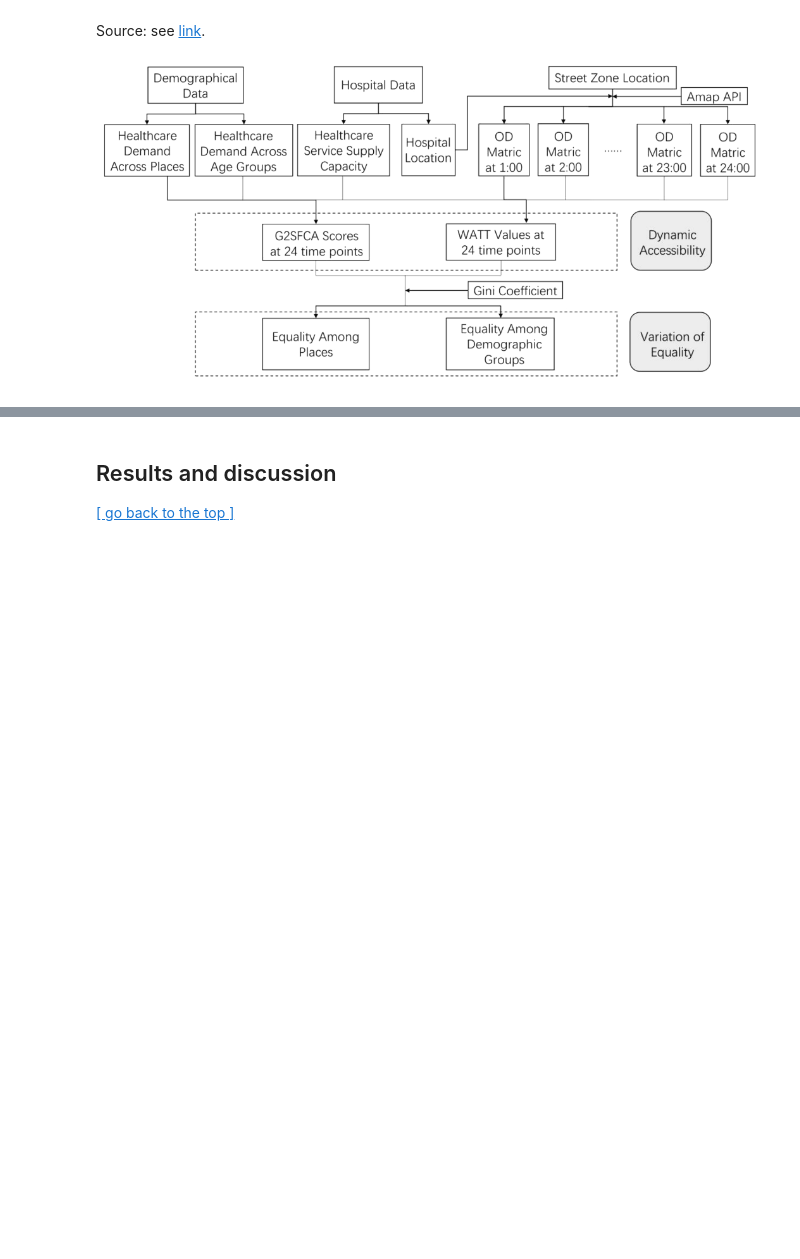
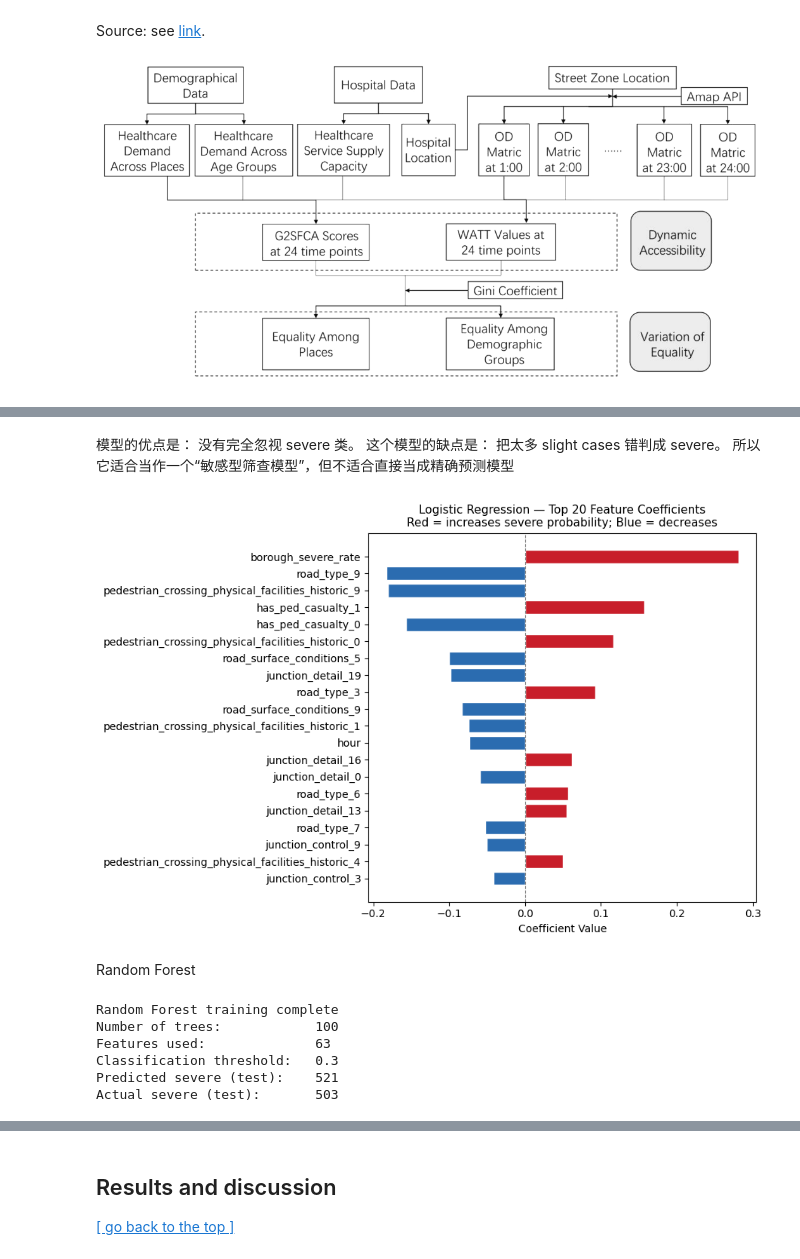
Before and after one commit to Alexia418/DSSS_Assessment, a Jupyter notebook: Submission.ipynb, the cells around one changed output, grey strips where cells are left out. Cells and saved outputs as stored; diff of their text form; code cells hidden in the pictures; blank space fills up the shorter version.

```diff
--- a/Submission.ipynb
+++ b/Submission.ipynb
@@ -690,0 +899,75 @@ Source: see [link](https://linkinghub.elsevier.com/retrieve/pii/S221067072200443
+# %% [markdown]
+模型的优点是：
+没有完全忽视 severe 类。
+这个模型的缺点是：
+把太多 slight cases 错判成 severe。
+所以它适合当作一个“敏感型筛查模型”，但不适合直接当成精确预测模型
+# %%
+# Extract top feature coefficients to inspect predictor direction
+# Positive coefficient = increases probability of severe prediction
+# Negative coefficient = decreases probability of severe prediction
+
+lr_coef = pd.Series(
+    lr_pipeline.named_steps['clf'].coef_[0],
+    index=X_train.columns
+).sort_values(key=abs, ascending=False)
+
+top_coef = lr_coef.head(20)
+
+fig, ax = plt.subplots(figsize=(9, 6))
+colors = ['#C81E2A' if v > 0 else '#2B6CB0'
+          for v in top_coef.values[::-1]]
+ax.barh(
+    top_coef.index[::-1],
+    top_coef.values[::-1],
+    color=colors,
+    edgecolor='white'
+)
+ax.axvline(0, color='grey', linewidth=0.8, linestyle='--')
+ax.set_title(
+    'Logistic Regression — Top 20 Feature Coefficients\n'
+    'Red = increases severe probability; Blue = decreases',
+    fontsize=11
+)
+ax.set_xlabel('Coefficient Value', fontsize=10)
+plt.tight_layout()
+plt.show()
+# %% [output]
+[figure, added]
+# %% [markdown]
+Random Forest
+# %%
+# Train Random Forest to capture non-linear relationships and feature interactions
+# class_weight='balanced' addresses class imbalance without oversampling
+# Threshold lowered from default 0.5 to 0.3 to improve recall for minority severe class
+
+from sklearn.ensemble import RandomForestClassifier
+
+rf_model = RandomForestClassifier(
+    n_estimators=100,
+    class_weight='balanced',
+    random_state=42,
+    n_jobs=-1
+)
+
+rf_model.fit(X_train, y_train)
+y_prob_rf = rf_model.predict_proba(X_test)[:, 1]
+
+# Adjust classification threshold to improve recall for severe class
+# Default threshold of 0.5 is inappropriate when positive class is only 17%
+THRESHOLD_RF = 0.3
+y_pred_rf = (y_prob_rf >= THRESHOLD_RF).astype(int)
+
+print("Random Forest training complete")
+print(f"Number of trees:            {rf_model.n_estimators}")
+print(f"Features used:              {X_train.shape[1]}")
+print(f"Classification threshold:   {THRESHOLD_RF}")
+print(f"Predicted severe (test):    {y_pred_rf.sum()}")
+print(f"Actual severe (test):       {y_test.sum()}")
+# %% [output]
+Random Forest training complete
+Number of trees:            100
+Features used:              63
+Classification threshold:   0.3
+Predicted severe (test):    521
+Actual severe (test):       503
```
Also changed, not shown: parts of 20 cells of this notebook, 1 other file.
